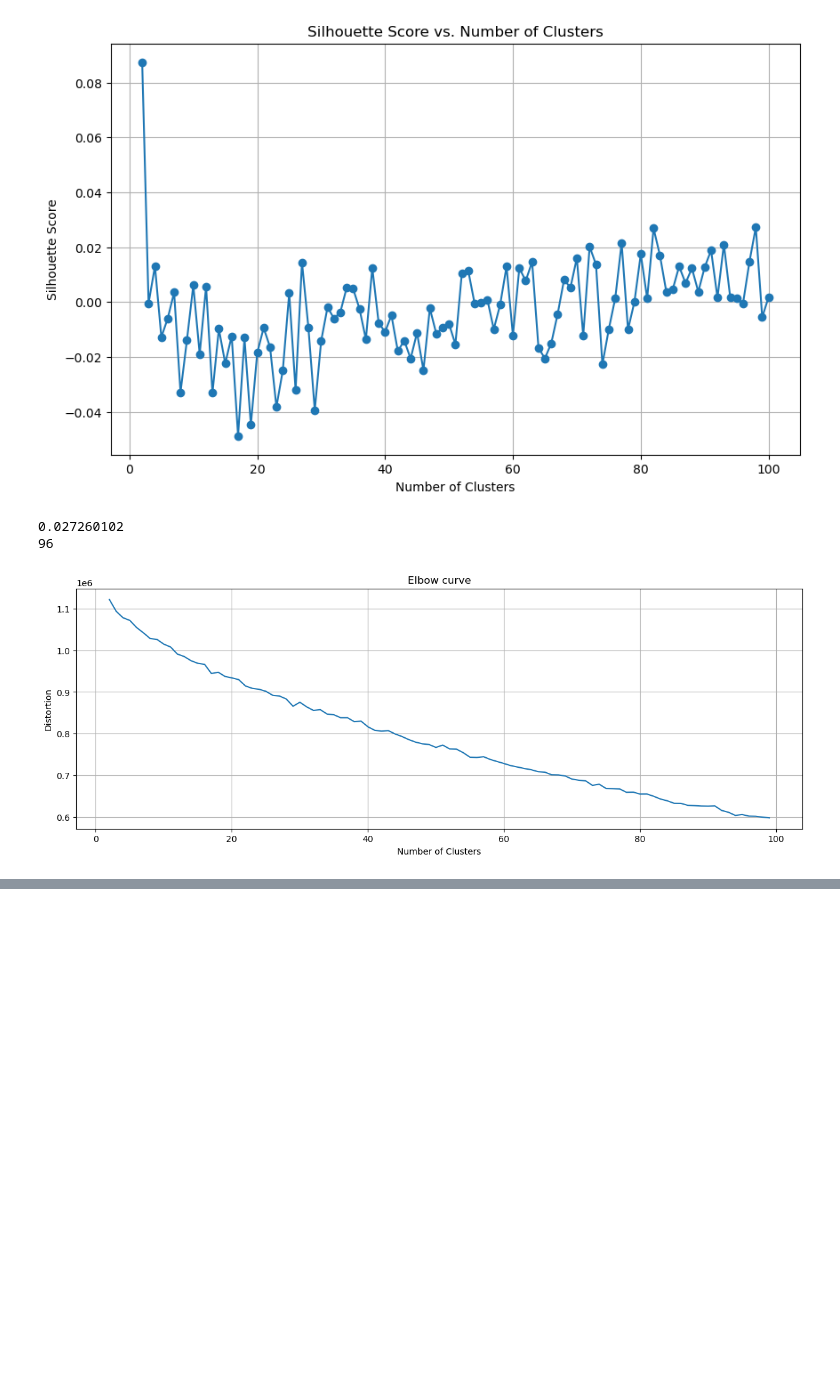
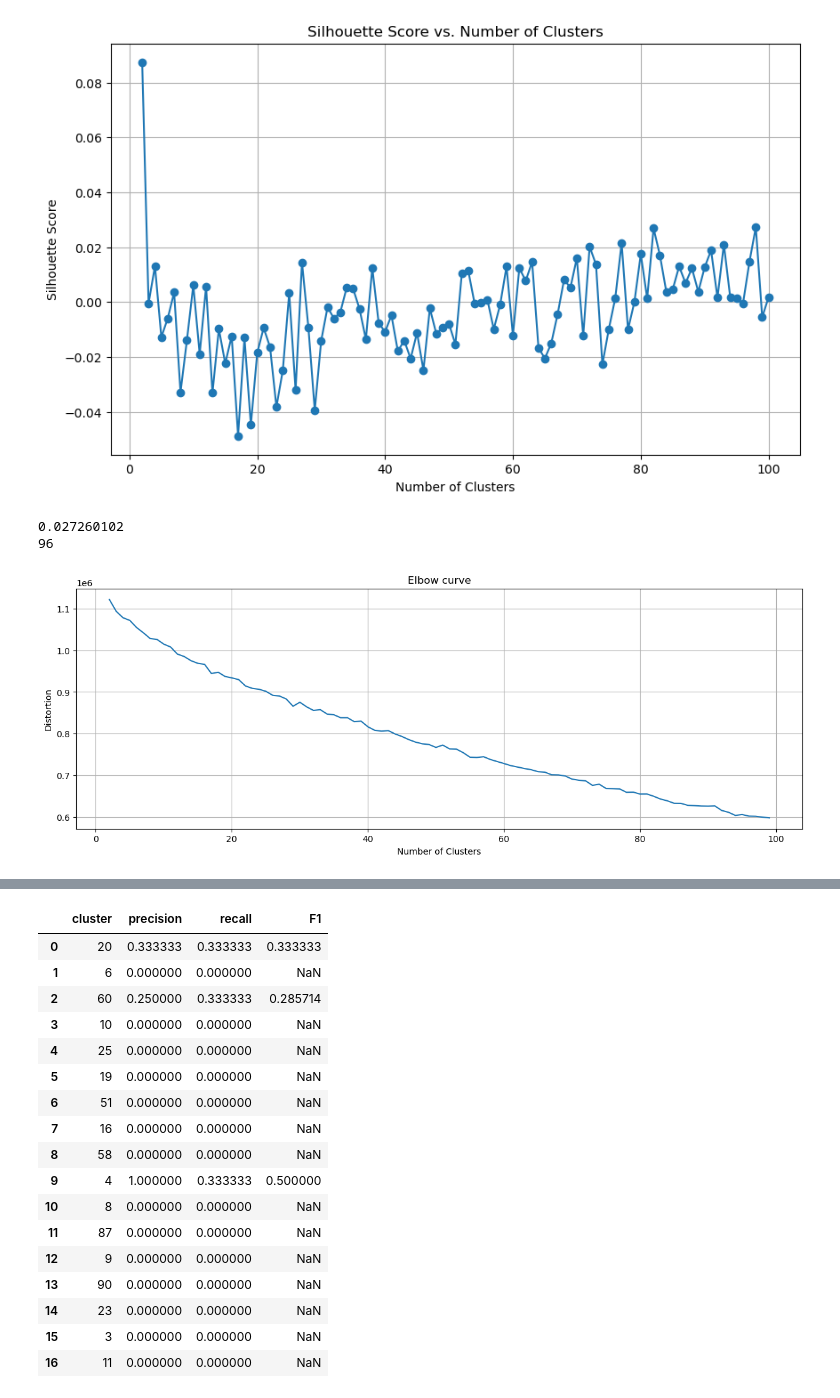
Before and after one commit to JuanesLamilla/TemporalClusterNet, a Jupyter notebook: load_and_save.ipynb, the cells around one changed output, grey strips where cells are left out. Cells and saved outputs as stored; diff of their text form; code cells hidden in the pictures; blank space fills up the shorter version.

```diff
--- a/load_and_save.ipynb
+++ b/load_and_save.ipynb
@@ -363,3 +190,6 @@ cluster_gdf_merged["cluster"] = cluster_gdf_merged.index
+# %%
+# Get cluster location multipolygons
+cluster_location_info = tegu_200_TESTING.get_cluster_location_info(year=2023, model=resnet, subgeometries=subgeometries, dissolve_by_cluster=True)
 # %%
 precario_path = os.path.join("data", "tegucigalpa_PC.zip")
 precario_gdf = gpd.read_file(precario_path)
@@ -392,0 +196,2 @@ Map(center=[14.074999, -87.202438], controls=(WidgetControl(options=['position',
+# %%
+tegu_cluster_tester = ClusterTester(cluster_location_info=cluster_location_info, analysis_image=tegucigalpa_image, validation_data=precario_gdf)
@@ -392,0 +204,23 @@ Map(center=[14.074999, -87.202438], controls=(WidgetControl(options=['position',
+# %%
+cluster_metrics = tegu_cluster_tester.calc_sampling_metrics()
+# %%
+cluster_metrics
+# %% [output]
+|  | cluster | precision | recall | F1 |
+| 0 | 20 | 0.333333 | 0.333333 | 0.333333 |
+| 1 | 6 | 0.000000 | 0.000000 | NaN |
+| 2 | 60 | 0.250000 | 0.333333 | 0.285714 |
+| 3 | 10 | 0.000000 | 0.000000 | NaN |
+| 4 | 25 | 0.000000 | 0.000000 | NaN |
+| 5 | 19 | 0.000000 | 0.000000 | NaN |
+| 6 | 51 | 0.000000 | 0.000000 | NaN |
+| 7 | 16 | 0.000000 | 0.000000 | NaN |
+| 8 | 58 | 0.000000 | 0.000000 | NaN |
+| 9 | 4 | 1.000000 | 0.333333 | 0.500000 |
+| 10 | 8 | 0.000000 | 0.000000 | NaN |
+| 11 | 87 | 0.000000 | 0.000000 | NaN |
+| 12 | 9 | 0.000000 | 0.000000 | NaN |
+| 13 | 90 | 0.000000 | 0.000000 | NaN |
+| 14 | 23 | 0.000000 | 0.000000 | NaN |
+| 15 | 3 | 0.000000 | 0.000000 | NaN |
+| 16 | 11 | 0.000000 | 0.000000 | NaN |
```
Also changed, not shown: parts of 33 cells of this notebook, 3 other files.
